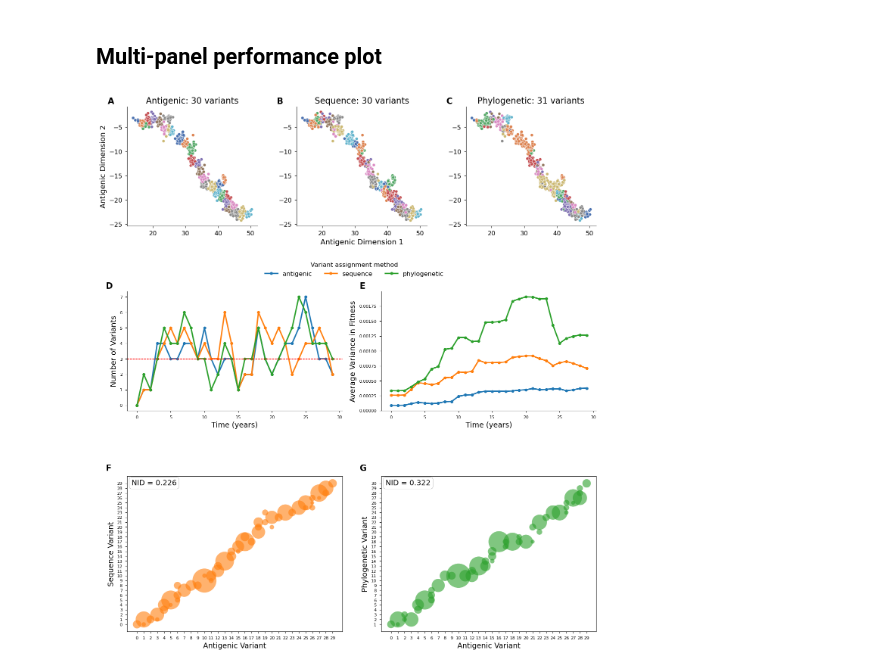
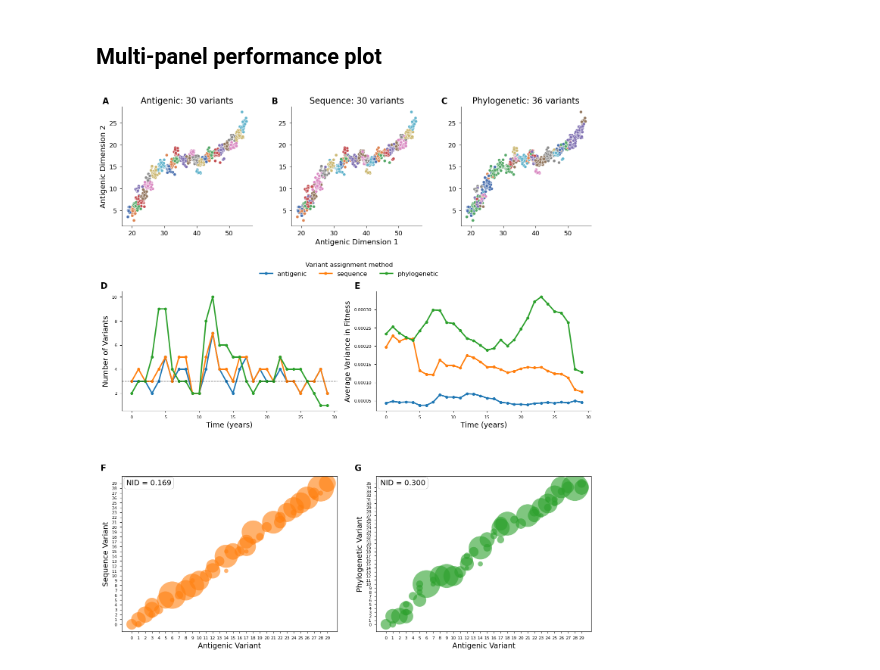
Before and after one commit to matsengrp/antigen-forecasting, a Jupyter notebook: notebooks/manuscript-figure-3-variant-assignment-compare.ipynb, the cells around one changed output. Saved outputs shown, nothing was run; the diff lists cells and outputs as text; code cells hidden in the pictures.

```diff
--- a/notebooks/manuscript-figure-3-variant-assignment-compare.ipynb
+++ b/notebooks/manuscript-figure-3-variant-assignment-compare.ipynb
@@ -244,29 +249,36 @@ plt.style.use('seaborn-v0_8-paper')
 ## Load in data
 # %%
 # Define data paths
-build = 'flu-final'
+# Original flu-final build (kept for reproducibility when its files are present).
+build_flu_final = 'flu-final'
+# Round-1 review: representative run (its data was staged at the batch root).
+build_review_1 = '2026-07-04-reviewer-runs'
+build = build_review_1
 
-# Output paths
-fig_path = "../../antigen-tex/figures/"
-out_path = f"../results/{build}/"
+# Round-1 review figures go here.
+fig_path = "../../antigen-tex/reviews/round1/figures"
 
 # Antigen outputs
 tips_path = f"../data/{build}/tips_with_variants.tsv"
-histories_path = f"../data/{build}/antigen-outputs/out.histories.csv"
+# True-fitness regime (reviewer-recommended): per-host immune-history risk from the raw
+# histories, via antigentools.host_immunity -- the SAME approach and parameters
+# aggregate_results.py uses for the pooled supplement, so run 14's values match S3.
+histories_path = f"../data/{build}/antigen-outputs/out.histories.raw.csv"
 
-# Variant assignment scores
-results_path = f"../results/{build}/variant_assignment_scores.tsv"
-
-fitness_variance_path = f"../results/{build}/fitness_variance.tsv"
-
-# Path to save figures
-fig_path = "../../antigen-tex/figures"
+# host_immunity parameters, pinned to match scripts/aggregate_results.py exactly.
+HI_DELTA_T = 1.0
+HI_N_HOSTS = 1000
+HI_SEED = 42
+HI_SMITH_CONVERSION = 0.07
+HI_HOMOLOGOUS_IMMUNITY = 0.95
+HI_MAX_BLOCK_ELEMENTS = 8_000_000
+HI_N_VARIANT_WINDOW = 1.0
+HI_HOST_WEIGHTING = "population"
 # %%
 tips_df = pd.read_csv(tips_path, sep="\t")
-histories_df = pd.read_csv(histories_path)
-# Throw out burn in years
-histories_df = histories_df[histories_df['year'] >= 10].copy()
-histories_df['year'] = histories_df['year'] - 10
+# Raw per-host immune histories (one row per host memory entry). No burn-in shift: run 14
+# is a 30-year sim recorded on a native yearly grid (years 0..29).
+histories_df = load_raw_histories(histories_path)
 # %%
 histories_df.head()
 # %% [output]
@@ -392,4 +391,3 @@ for t in time_points:
 # %%
-all_results_df = pd.DataFrame(all_results)
 all_results_df.head()
 # %% [output]
@@ -402,4 +400,3 @@ all_results_df.head()
 # %%
-var_counts_df = pd.DataFrame(var_counts)
 var_counts_df.head()
 # %% [output]
@@ -685,7 +688,7 @@ for var_col in ['variant_ag', 'variant_tsne', 'variant_phylo']:
     color = method_colors[var_col]
     ax_counts.plot(var_counts_df['year'], var_counts_df[var_col],
                    linewidth=2.5, marker='o', color=color, label=var_col)
-ax_counts.axhline(y=3, color='red', linestyle='--', linewidth=1)
+ax_counts.axhline(y=3, color='black', linestyle='--', linewidth=1)
 ax_counts.set_ylabel('Number of Variants', fontsize=14)
 ax_counts.set_xlabel('Time (years)', fontsize=14)
 ax_counts.text(-0.1, 1.08, panel_labels[3], transform=ax_counts.transAxes, fontsize=16, fontweight='bold', va='top')
@@ -698,31 +701,31 @@ for var_col in ['variant_ag', 'variant_tsne', 'variant_phylo']:
                      linewidth=2.5, marker='o', color=color, label=var_col)
 ax_variance.set_ylabel('Average Variance in Fitness', fontsize=14)
 ax_variance.set_xlabel('Time (years)', fontsize=14)
 ax_variance.text(-0.1, 1.08, panel_labels[4], transform=ax_variance.transAxes, fontsize=16, fontweight='bold', va='top')
 sns.despine(ax=ax_variance)
 
 # --- Row 3: Bubble plots ---
 # Panel F: Antigenic vs Sequence
 plot_bubble_plots(tips_df, method_x='ag', method_y='tsne', ax=ax_bubble1,
                   color=method_colors['variant_tsne'])
 ax_bubble1.text(-0.1, 1.08, panel_labels[5], transform=ax_bubble1.transAxes, fontsize=16, fontweight='bold', va='top')
 
 # Panel G: Antigenic vs Phylogenetic
 plot_bubble_plots(tips_df, method_x='ag', method_y='phylo', ax=ax_bubble2,
                   color=method_colors['variant_phylo'])
 ax_bubble2.text(-0.1, 1.08, panel_labels[6], transform=ax_bubble2.transAxes, fontsize=16, fontweight='bold', va='top')
 
 # Get handles and labels for shared legend
 handles, labels = ax_counts.get_legend_handles_labels()
 new_labels = [method_labels.get(label, label) for label in labels]
 
 # Add shared legend between row 1 (A,B,C) and row 2 (D,E)
 fig.legend(handles, new_labels, title='Variant assignment method', fontsize=12,
            title_fontsize=12, loc='upper center', bbox_to_anchor=(0.5, 0.66), ncol=3, frameon=False)
 
 # Save consolidated figure
 plt.savefig(os.path.join(fig_path, 'figure3_variant_assignment_benchmark.pdf'), bbox_inches='tight')
 plt.savefig(os.path.join(fig_path, 'figure3_variant_assignment_benchmark.png'), bbox_inches='tight', dpi=300)
 plt.show()
 # %% [output]
-[figure, old version]
+[figure, new version]
```
Also changed, not shown: parts of 13 cells of this notebook, 1 other file.
